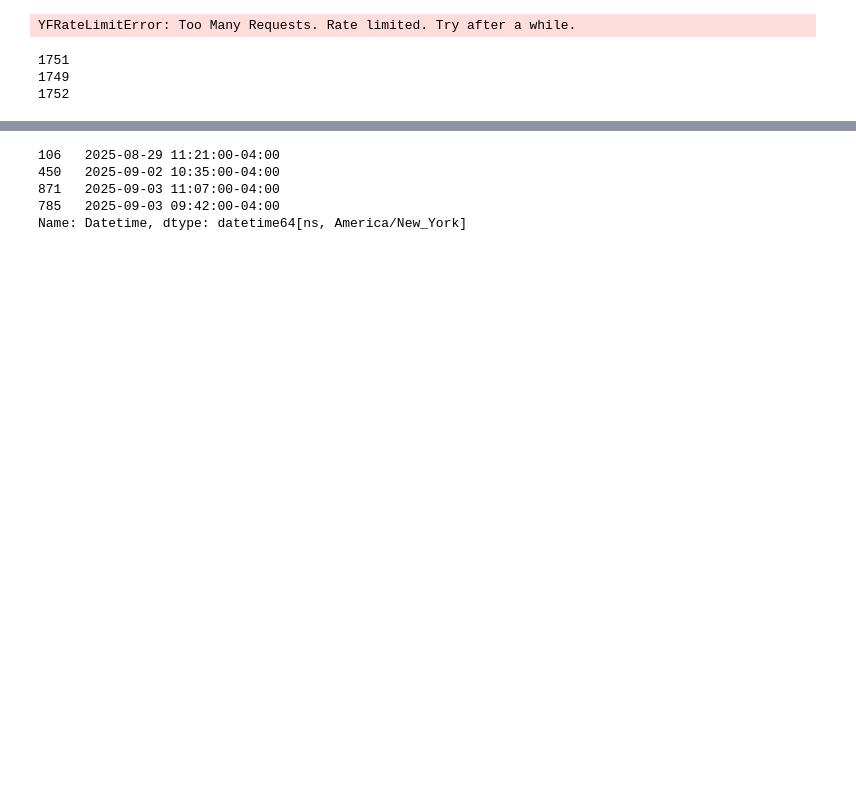
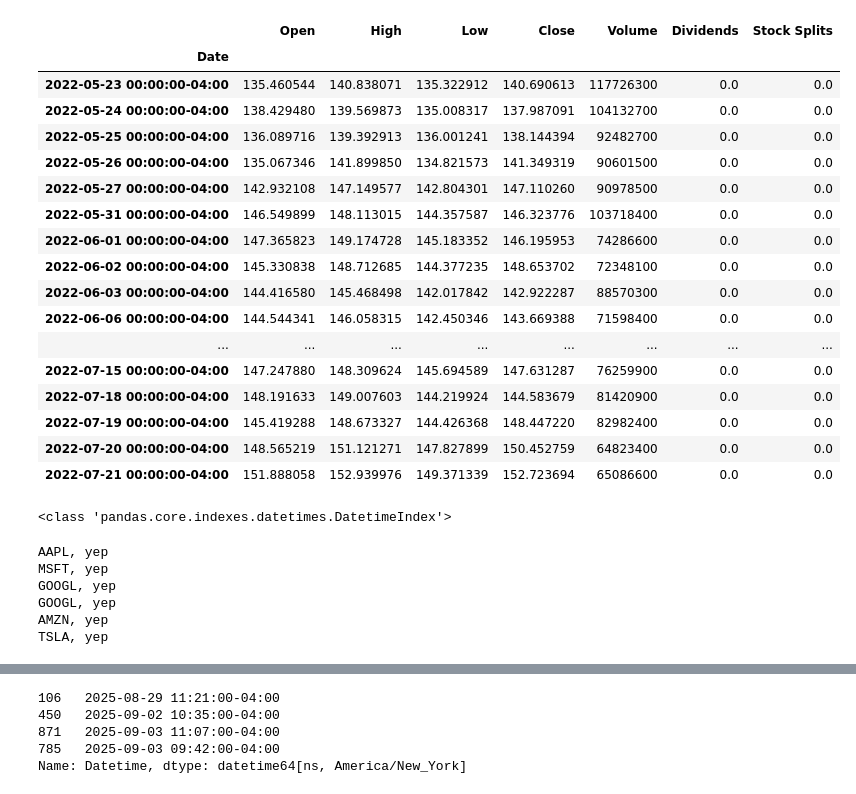
Before and after one commit to Zakaroo-AI/P2-7-PFund-Assg-1, a Jupyter notebook: yf_test.ipynb, the cells around one changed output, grey strips where cells are left out. Saved outputs shown, nothing was run; the diff lists cells and outputs as text; code cells hidden in the pictures; blank space fills up the shorter version.

```diff
--- a/yf_test.ipynb
+++ b/yf_test.ipynb
@@ -11,16 +13,47 @@ ticker_dict = {}
 for ticker in TICKERS:
     ticker_dict[ticker] = yf.Ticker(ticker)
 # %%
-ticker_hists = []
+three_year_2022 = {}
 for ticker in TICKERS:
-    ticker_hists.append(ticker_dict[ticker].history(period = '3y', interval = '1d'))
+    three_year_2022[ticker] = ticker_dict[ticker].history(period = '1y', start = '2022-01-01', interval = '1d')
+    three_year_2022[ticker].to_csv(f'{ticker}_2022.csv')
-# %% [output]
-YFRateLimitError: Too Many Requests. Rate limited. Try after a while.
-# %%
-print(len(ticker_hists[0].index))
-print(len(ticker_hists[1].index))
-print(len(ticker_hists[2].index))
-# %% [output]
-1751
-1749
-1752
+# %%
+#ticker_dict['AAPL'].history(start='2025-05-01', end = '2025-05-02', interval = '1m')
+ticker_dict['AAPL'].history(start='2022-05-21', end = '2022-07-22', interval = '1d')
+# %% [output]
+|  | Open | High | Low | Close | Volume | Dividends | Stock Splits |
+| Date |  |  |  |  |  |  |  |
+| 2022-05-23 00:00:00-04:00 | 135.460544 | 140.838071 | 135.322912 | 140.690613 | 117726300 | 0.0 | 0.0 |
+| 2022-05-24 00:00:00-04:00 | 138.429480 | 139.569873 | 135.008317 | 137.987091 | 104132700 | 0.0 | 0.0 |
+| 2022-05-25 00:00:00-04:00 | 136.089716 | 139.392913 | 136.001241 | 138.144394 | 92482700 | 0.0 | 0.0 |
+| 2022-05-26 00:00:00-04:00 | 135.067346 | 141.899850 | 134.821573 | 141.349319 | 90601500 | 0.0 | 0.0 |
+| 2022-05-27 00:00:00-04:00 | 142.932108 | 147.149577 | 142.804301 | 147.110260 | 90978500 | 0.0 | 0.0 |
+| 2022-05-31 00:00:00-04:00 | 146.549899 | 148.113015 | 144.357587 | 146.323776 | 103718400 | 0.0 | 0.0 |
+| 2022-06-01 00:00:00-04:00 | 147.365823 | 149.174728 | 145.183352 | 146.195953 | 74286600 | 0.0 | 0.0 |
+| 2022-06-02 00:00:00-04:00 | 145.330838 | 148.712685 | 144.377235 | 148.653702 | 72348100 | 0.0 | 0.0 |
+| 2022-06-03 00:00:00-04:00 | 144.416580 | 145.468498 | 142.017842 | 142.922287 | 88570300 | 0.0 | 0.0 |
+| 2022-06-06 00:00:00-04:00 | 144.544341 | 146.058315 | 142.450346 | 143.669388 | 71598400 | 0.0 | 0.0 |
+| ... | ... | ... | ... | ... | ... | ... | ... |
+| 2022-07-15 00:00:00-04:00 | 147.247880 | 148.309624 | 145.694589 | 147.631287 | 76259900 | 0.0 | 0.0 |
+| 2022-07-18 00:00:00-04:00 | 148.191633 | 149.007603 | 144.219924 | 144.583679 | 81420900 | 0.0 | 0.0 |
+| 2022-07-19 00:00:00-04:00 | 145.419288 | 148.673327 | 144.426368 | 148.447220 | 82982400 | 0.0 | 0.0 |
+| 2022-07-20 00:00:00-04:00 | 148.565219 | 151.121271 | 147.827899 | 150.452759 | 64823400 | 0.0 | 0.0 |
+| 2022-07-21 00:00:00-04:00 | 151.888058 | 152.939976 | 149.371339 | 152.723694 | 65086600 | 0.0 | 0.0 |
+# %%
+# print(type(three_year_2022['AAPL']['Close']))
+print(type(three_year_2022['AAPL'].index))
+# %% [output]
+<class 'pandas.core.indexes.datetimes.DatetimeIndex'>
+# %%
+for ticker in TICKERS:
+    if any(three_year_2022[ticker]['Dividends'] != 0.0):
+        print(f'{ticker}, yep')
+    if any(three_year_2022[ticker]['Stock Splits'] != 0.0):
+        print(f'{ticker}, yep')
+# %% [output]
+AAPL, yep
+MSFT, yep
+GOOGL, yep
+GOOGL, yep
+AMZN, yep
+TSLA, yep
```
Also changed, not shown: parts of 8 cells of this notebook, 1 other file.
